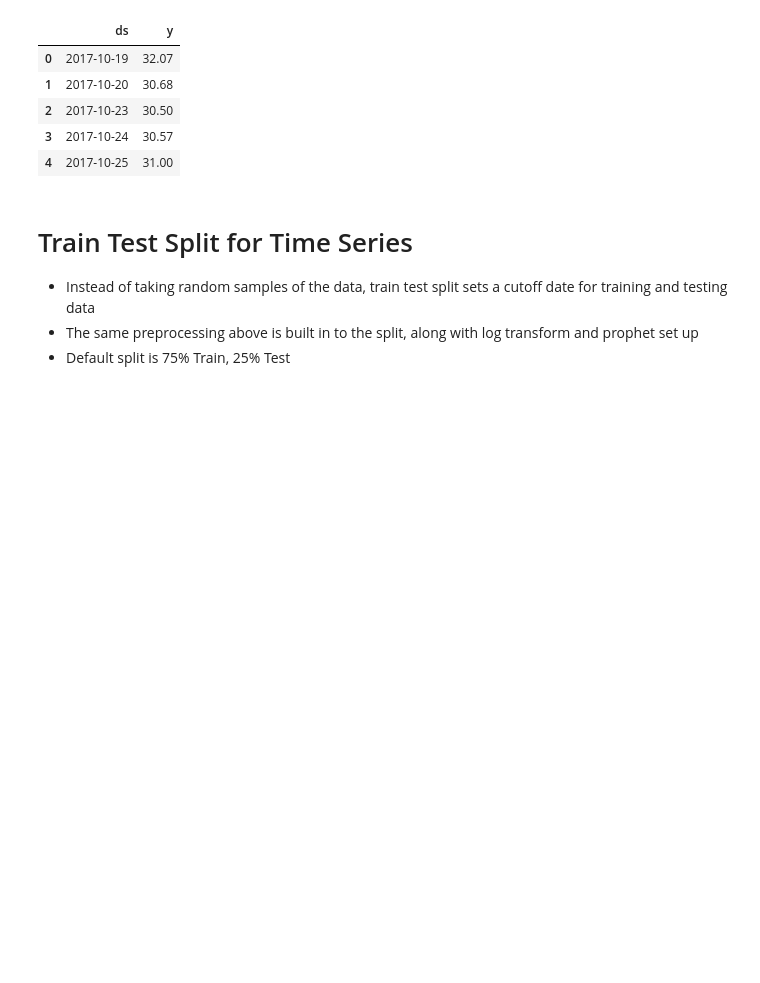
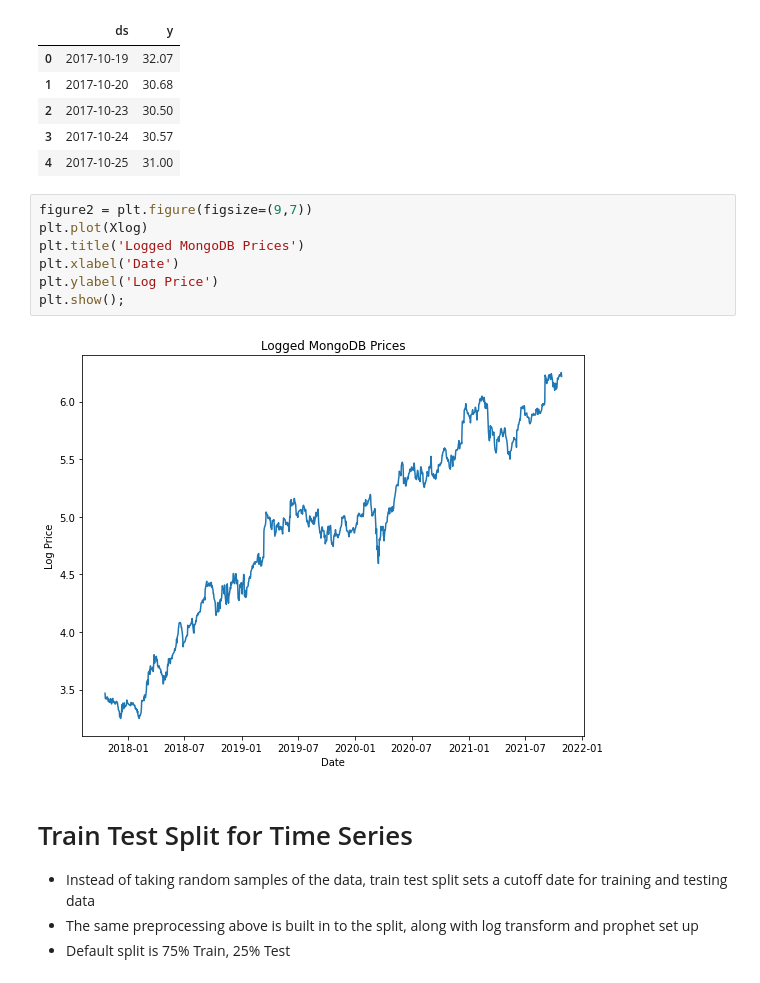
Before and after one commit to NelGen/NG-Stock-Forecasting-Project, a Jupyter notebook: MongoDB In-Depth Analysis Notebook.ipynb, the cells around one changed output. Cells and saved outputs as stored; diff of their text form; blank space fills up the shorter version.

```diff
--- a/MongoDB In-Depth Analysis Notebook.ipynb
+++ b/MongoDB In-Depth Analysis Notebook.ipynb
@@ -71,6 +80,15 @@ Xfb.head()
 | 2 | 2017-10-23 | 30.50 |
 | 3 | 2017-10-24 | 30.57 |
 | 4 | 2017-10-25 | 31.00 |
+# %%
+figure2 = plt.figure(figsize=(9,7))
+plt.plot(Xlog)
+plt.title('Logged MongoDB Prices')
+plt.xlabel('Date')
+plt.ylabel('Log Price')
+plt.show();
+# %% [output]
+[figure, added]
 # %% [markdown]
 # Train Test Split for Time Series
 - Instead of taking random samples of the data, train test split sets a cutoff date for training and testing data
```
Also changed, not shown: parts of 1 cell of this notebook, 3 other files.
